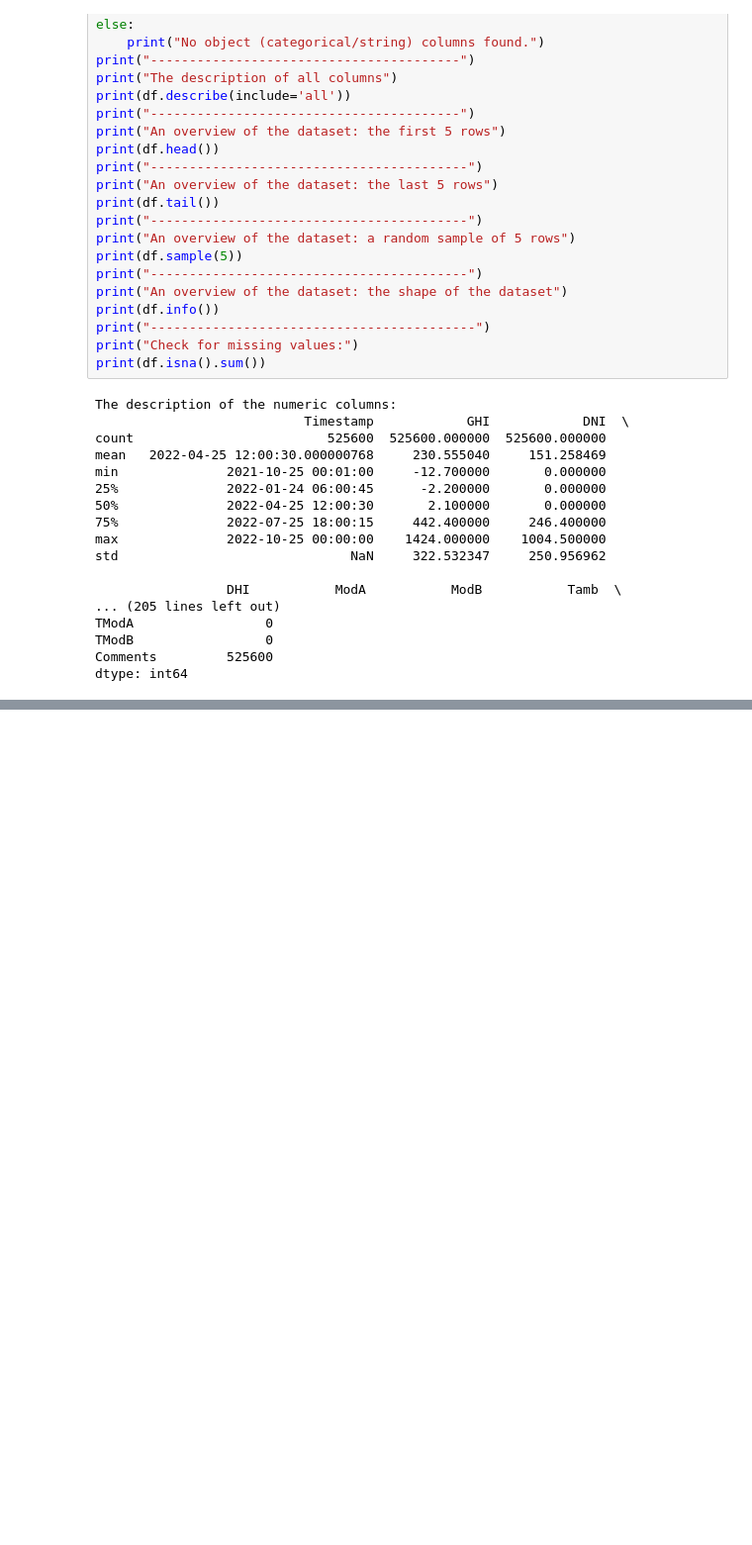
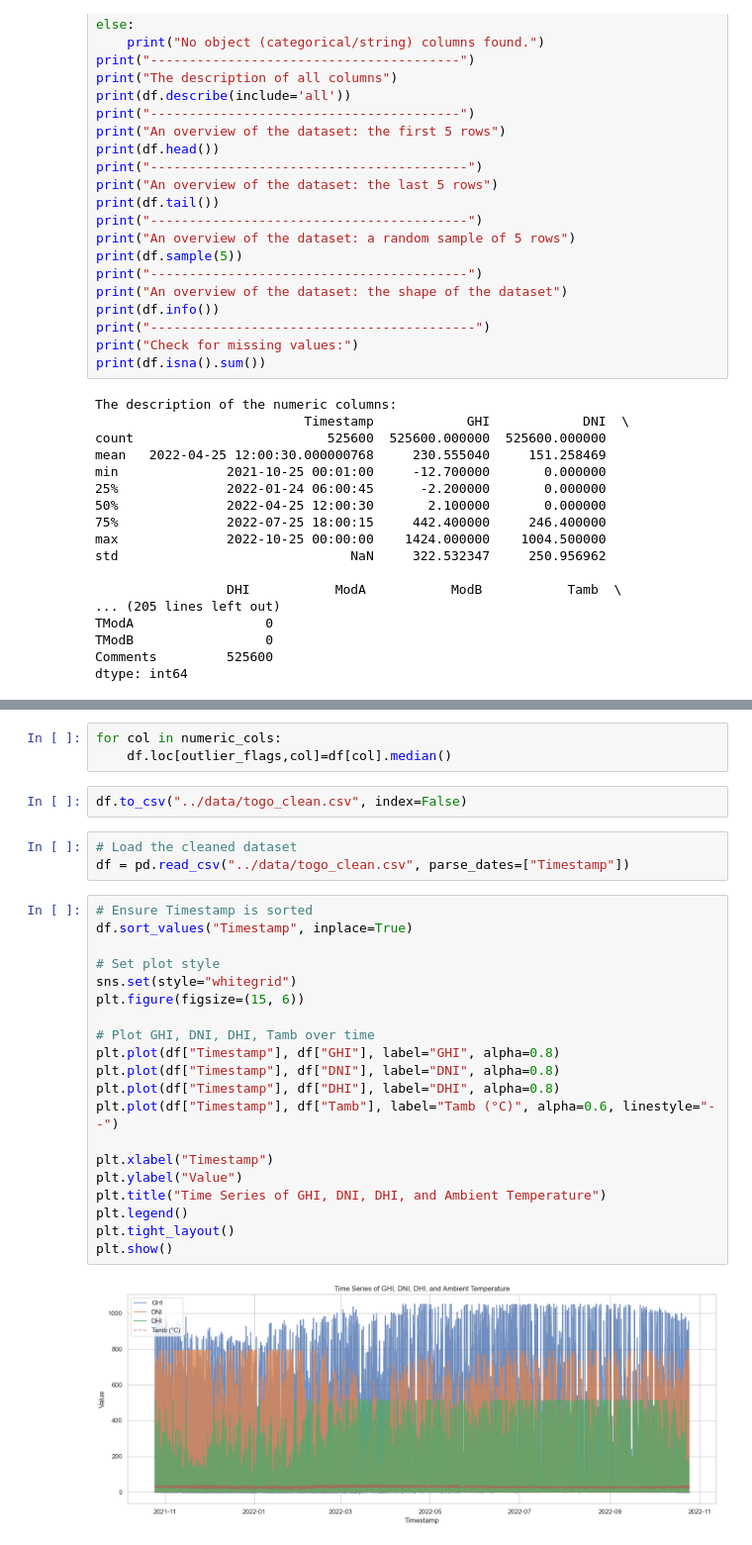
Before and after one commit to SamuelFentie/solar-challenge-week1, a Jupyter notebook: notebooks/togo_eda.ipynb, the cells around one changed output, grey strips where cells are left out. Shown at 99% size. Saved outputs shown, nothing was run; the diff lists cells and outputs as text; blank space fills up the shorter version.

```diff
--- a/notebooks/togo_eda.ipynb
+++ b/notebooks/togo_eda.ipynb
@@ -70,0 +90,30 @@ dtype: int64
+# %%
+for col in numeric_cols:
+    df.loc[outlier_flags,col]=df[col].median()
+# %%
+df.to_csv("../data/togo_clean.csv", index=False)
+# %%
+# Load the cleaned dataset
+df = pd.read_csv("../data/togo_clean.csv", parse_dates=["Timestamp"])
+# %%
+# Ensure Timestamp is sorted
+df.sort_values("Timestamp", inplace=True)
+
+# Set plot style
+sns.set(style="whitegrid")
+plt.figure(figsize=(15, 6))
+
+# Plot GHI, DNI, DHI, Tamb over time
+plt.plot(df["Timestamp"], df["GHI"], label="GHI", alpha=0.8)
+plt.plot(df["Timestamp"], df["DNI"], label="DNI", alpha=0.8)
+plt.plot(df["Timestamp"], df["DHI"], label="DHI", alpha=0.8)
+plt.plot(df["Timestamp"], df["Tamb"], label="Tamb (°C)", alpha=0.6, linestyle="--")
+
+plt.xlabel("Timestamp")
+plt.ylabel("Value")
+plt.title("Time Series of GHI, DNI, DHI, and Ambient Temperature")
+plt.legend()
+plt.tight_layout()
+plt.show()
+# %% [output]
+[figure, added]
```
Also changed, not shown: parts of 12 cells of this notebook, 2 other files.
